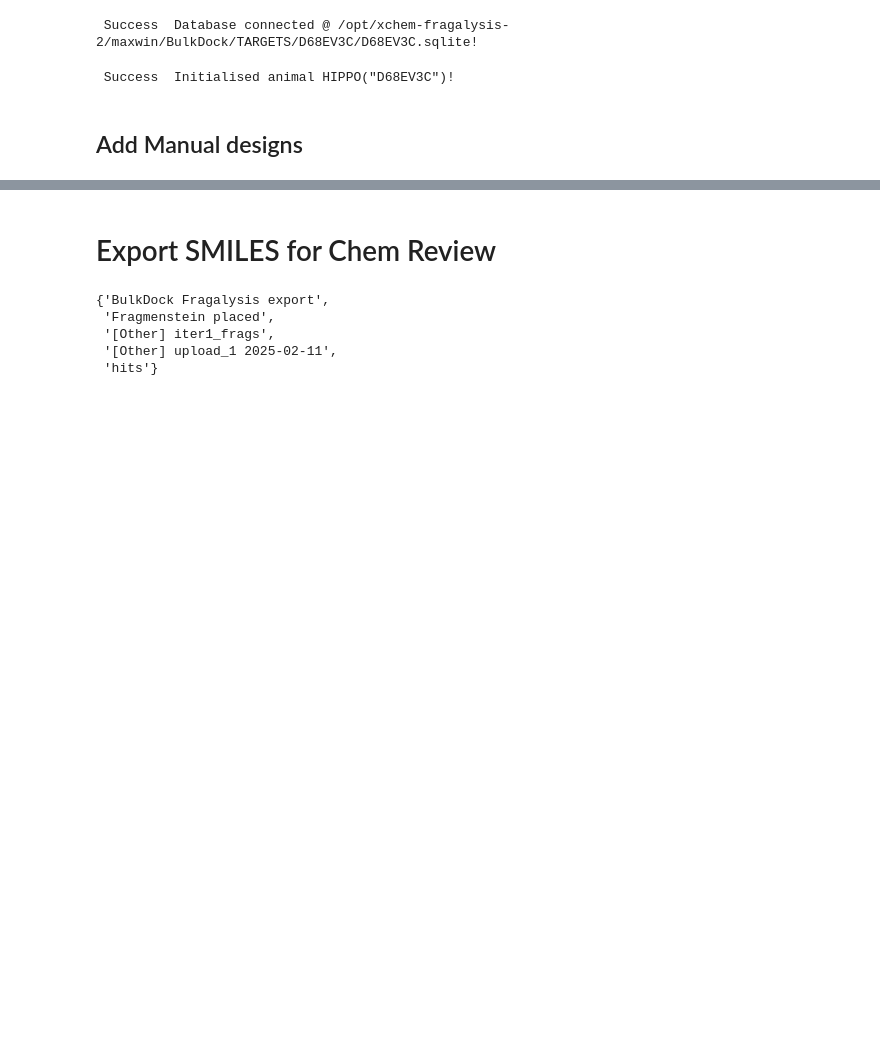
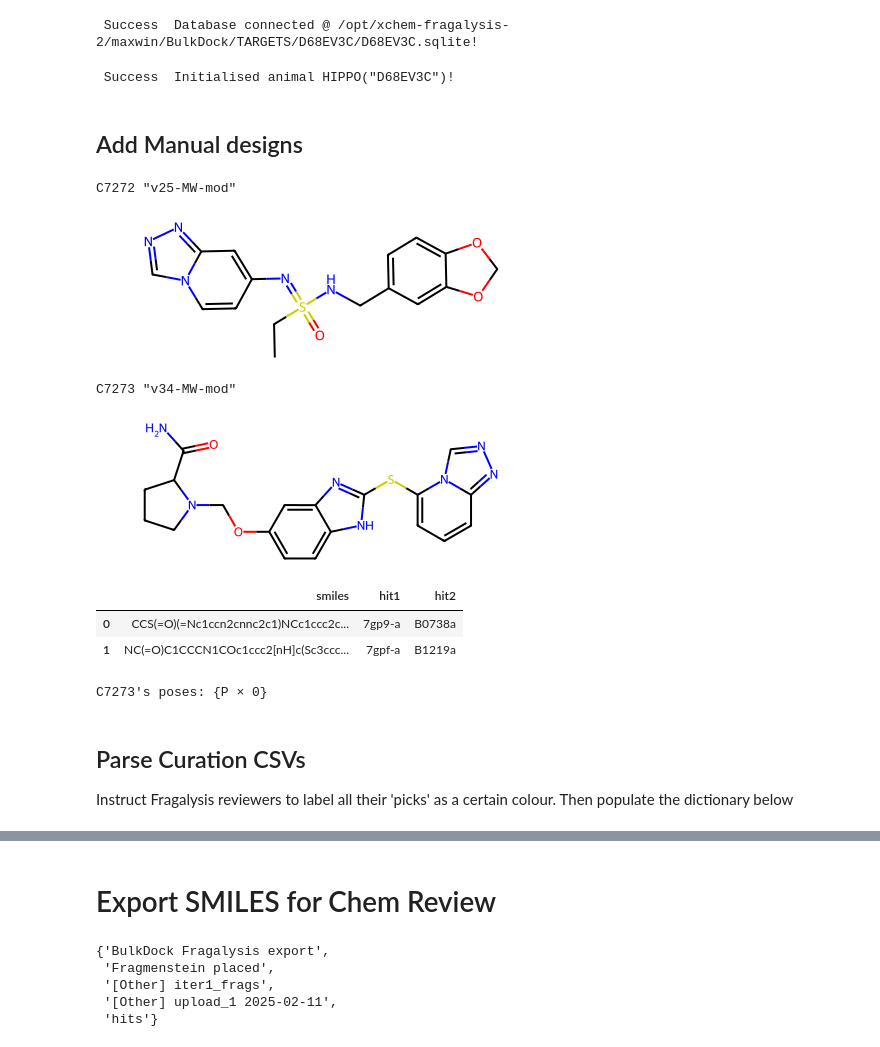
Before and after one commit to xchem/3C_FFF, a Jupyter notebook: hippo/2_scaffold_selection.ipynb, the cells around one changed output, grey strips where cells are left out. Cells and saved outputs as stored; diff of their text form; code cells hidden in the pictures; blank space fills up the shorter version.

Commit message:
manual

```diff
--- a/hippo/2_scaffold_selection.ipynb
+++ b/hippo/2_scaffold_selection.ipynb
@@ -37,8 +38,39 @@ DEBUG: sqlite3.version='2.6.0'
 manual_designs = [
     # populate tuples in this format:
     # (smiles, alias, inspirations),
+    ("CCS(=O)(=Nc1ccn2cnnc2c1)NCc1ccc2c(c1)OCO2", "v25-MW-mod",['7gp9-a', 'B0738a']),
+    ("NC(=O)C1CCCN1COc1ccc2[nH]c(Sc3cccc4nncn34)nc2c1", "v34-MW-mod",['7gpf-a', 'B1219a']),
 ]
 # %%
+data = []
 for smiles, alias, inspirations in manual_designs:
+    c = animal.register_compound(smiles=smiles, alias=alias)
+    print(c)
+    c.draw()
+    d = dict(smiles=c.smiles)
+    for i,inspiration in enumerate(inspirations):
+        pose = animal.poses[inspiration]
+        assert pose
+        d[f"hit{i+1}"] = pose.name
+    data.append(d)
 
-    print(smiles, alias, inspirations)
+df = pd.DataFrame(data)
+df.to_csv("iter1_manuals.csv", index=False)
+df
+# %% [output]
+C7272 "v25-MW-mod"
+[figure, added]
+C7273 "v34-MW-mod"
+[figure, added]
+|  | smiles | hit1 | hit2 |
+| 0 | CCS(=O)(=Nc1ccn2cnnc2c1)NCc1ccc2c... | 7gp9-a | B0738a |
+| 1 | NC(=O)C1CCCN1COc1ccc2[nH]c(Sc3ccc... | 7gpf-a | B1219a |
+# %%
+animal.compounds["v25-MW-mod"].poses
+animal.compounds["v34-MW-mod"].poses
+# %% [output]
+C7273's poses: {P × 0}
+# %% [markdown]
+## Parse Curation CSVs
+
+Instruct Fragalysis reviewers to label all their 'picks' as a certain colour. Then populate the dictionary below
```
Also changed, not shown: parts of 7 cells of this notebook, 1 other file.
